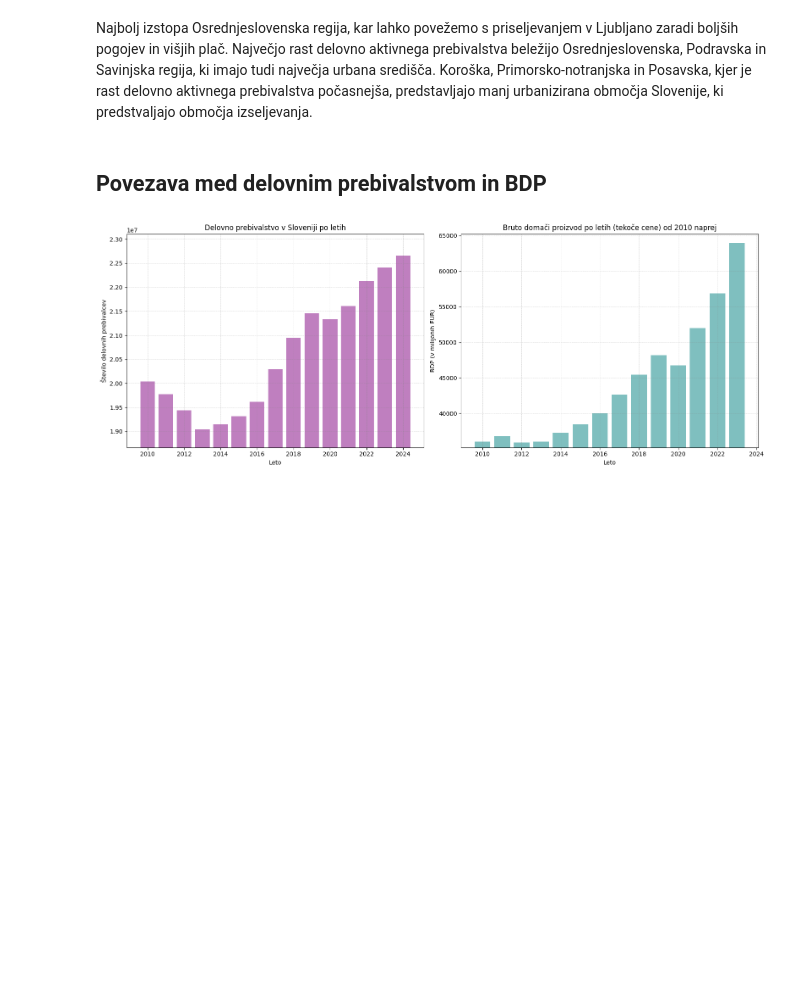
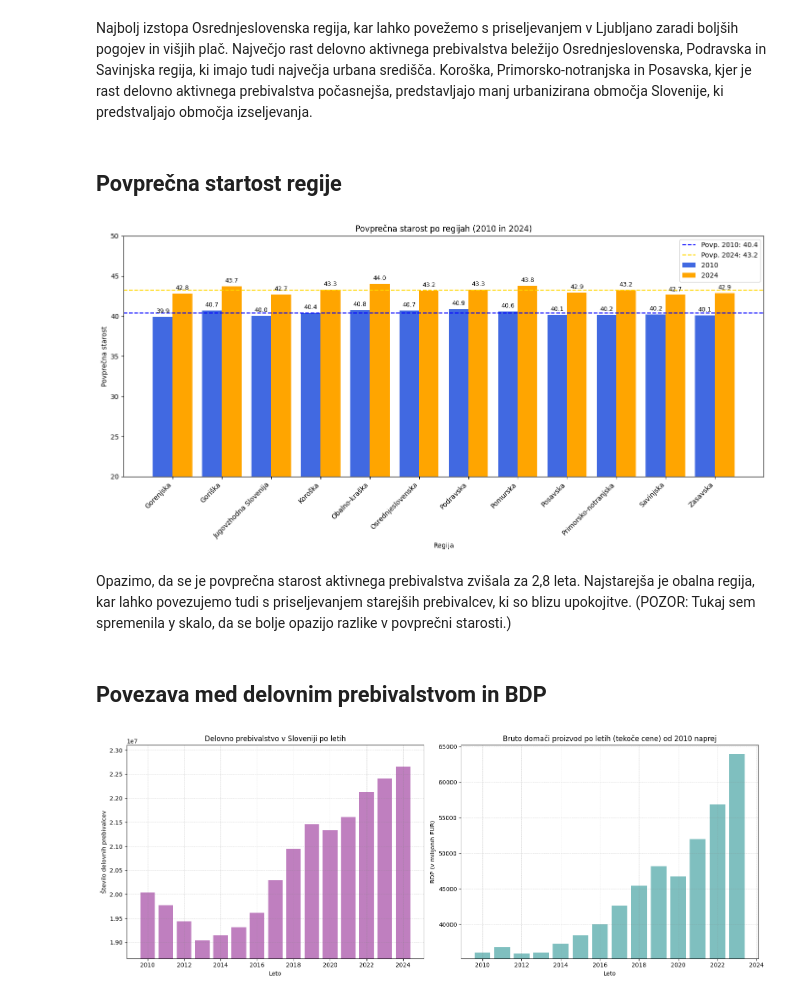
Before and after one commit to nirinja/PR259, a Jupyter notebook: koda/koda.ipynb, the cells around one changed output. Saved outputs shown, nothing was run; the diff lists cells and outputs as text; code cells hidden in the pictures; blank space fills up the shorter version.

```diff
--- a/koda/koda.ipynb
+++ b/koda/koda.ipynb
@@ -112,5 +115,73 @@ plt.show()
 # %% [markdown]
 Najbolj izstopa Osrednjeslovenska regija, kar lahko povežemo s priseljevanjem v Ljubljano zaradi boljših pogojev in višjih plač. Največjo rast delovno aktivnega prebivalstva beležijo Osrednjeslovenska, Podravska in Savinjska regija, ki imajo tudi največja urbana središča. Koroška, Primorsko-notranjska in Posavska, kjer je rast delovno aktivnega prebivalstva počasnejša, predstavljajo manj urbanizirana območja Slovenije, ki predstvaljajo območja izseljevanja.
+# %% [markdown]
+## Povprečna startost regije
+# %%
+import numpy as np
+import pandas as pd
+import matplotlib.pyplot as plt
+
+# Funkcija za pretvorbo starostnega razreda v povprečno starost
+def povprecna_starost(starostni_razred):
+    if '+' in starostni_razred:
+        return 65  # Ocena za 60+
+    spodnja, zgornja = map(int, starostni_razred.split('-'))
+    return (spodnja + zgornja) / 2
+
+# Pripravi podatke za leto 2010 in 2024
+def pripravi_podatke_po_regijah(leto):
+    df = data[(data['YEAR'] == str(leto)) & (data['STATISTIČNA REGIJA'] != 'SLOVENIJA')].copy()
+    df['povp_starost'] = df['STAROSTNI RAZRED'].apply(povprecna_starost)
+    return df.groupby('STATISTIČNA REGIJA')[['povp_starost', 'DATA']].apply(
+        lambda x: np.average(x['povp_starost'], weights=x['DATA'])
+    )
+
+# Izračunaj povprečja po regijah za leti 2010 in 2024
+povp_2010 = pripravi_podatke_po_regijah(2010)
+povp_2024 = pripravi_podatke_po_regijah(2024)
+
+# Združi v en DataFrame
+combined = pd.concat([povp_2010, povp_2024], axis=1)
+combined.columns = ['2010', '2024']
+combined = combined.sort_index()
+
+# Prikaz grafa
+fig, ax = plt.subplots(figsize=(14, 7))
+bar_width = 0.4
+x = np.arange(len(combined.index))
+
+bars1 = ax.bar(x - bar_width/2, combined['2010'], width=bar_width, label='2010', color='royalblue')
+bars2 = ax.bar(x + bar_width/2, combined['2024'], width=bar_width, label='2024', color='orange')
+
+# Dodaj vrednosti na vrh stolpcev
+for bar in bars1:
+    ax.text(bar.get_x() + bar.get_width() / 2, bar.get_height() + 0.3, f'{bar.get_height():.1f}',
+            ha='center', va='bottom', fontsize=9)
+for bar in bars2:
+    ax.text(bar.get_x() + bar.get_width() / 2, bar.get_height() + 0.3, f'{bar.get_height():.1f}',
+            ha='center', va='bottom', fontsize=9)
+
+# Povprečni črti
+mean_2010 = combined['2010'].mean()
+mean_2024 = combined['2024'].mean()
+ax.axhline(mean_2010, color='blue', linestyle='--', linewidth=1.5, label=f'Povp. 2010: {mean_2010:.1f}')
+ax.axhline(mean_2024, color='gold', linestyle='--', linewidth=1.5, label=f'Povp. 2024: {mean_2024:.1f}')
+
+# Oznake
+ax.set_ylim([20, 50])
+ax.set_xticks(x)
+ax.set_xticklabels(combined.index, rotation=45, ha='right')
+ax.set_ylabel('Povprečna starost')
+ax.set_xlabel('Regija')
+ax.set_title('Povprečna starost po regijah (2010 in 2024)')
+ax.legend()
+plt.tight_layout()
+plt.show()
+# %% [output]
+[figure, added]
+# %% [markdown]
+Opazimo, da se je povprečna starost aktivnega prebivalstva zvišala za 2,8 leta. Najstarejša je obalna regija, kar lahko povezujemo tudi s priseljevanjem starejših prebivalcev, ki so blizu upokojitve.
+(POZOR: Tukaj sem spremenila y skalo, da se bolje opazijo razlike v povprečni starosti.)
 # %% [markdown]
 ## Povezava med delovnim prebivalstvom in BDP
 # %%
```
Also changed, not shown: parts of 3 cells of this notebook, 1 other file.
